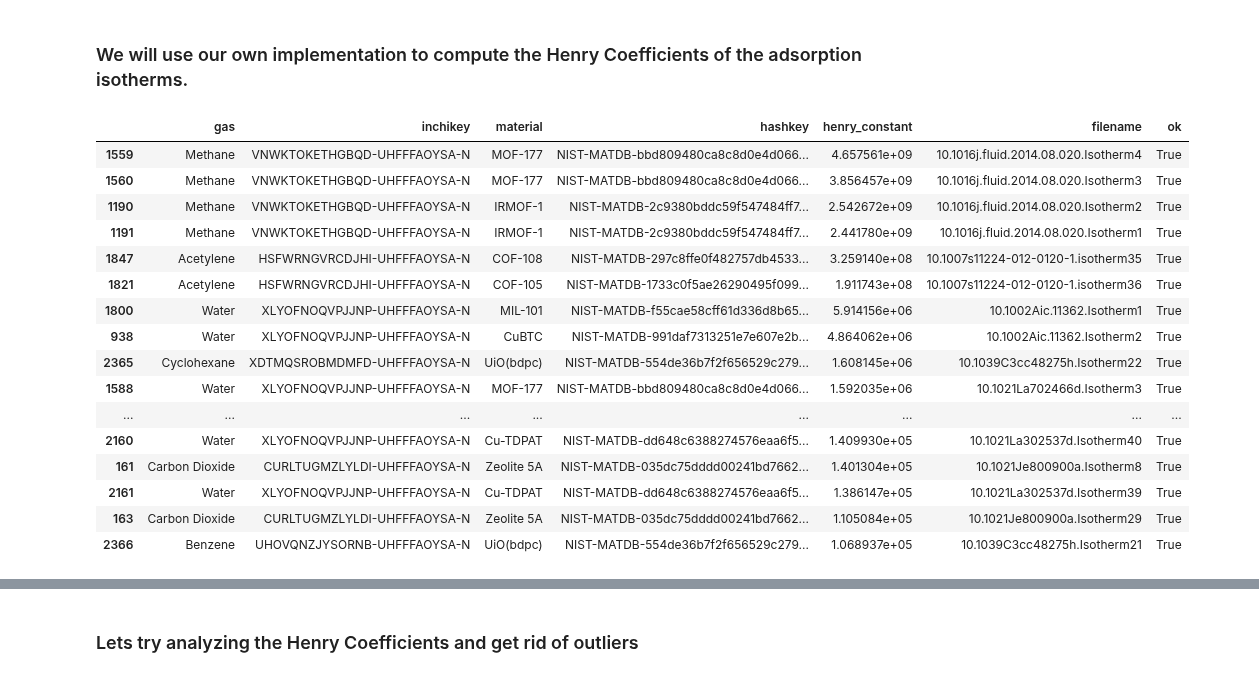
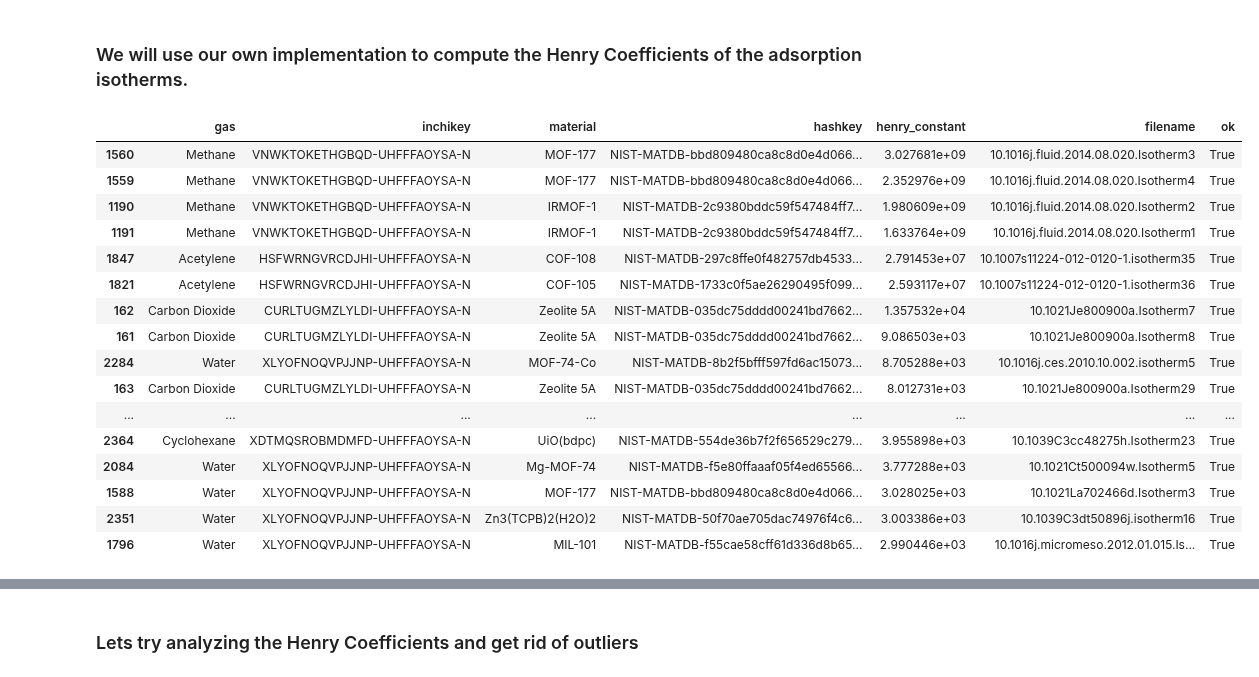
Before and after one commit to SimonEnsemble/material_recommendation_system, a Jupyter notebook: HenryMatrix.ipynb, the cells around one changed output, grey strips where cells are left out. Saved outputs shown, nothing was run; the diff lists cells and outputs as text; code cells hidden in the pictures.

```diff
--- a/HenryMatrix.ipynb
+++ b/HenryMatrix.ipynb
@@ -118,7 +118,11 @@ def read_isotherm_and_convert_units(isotherm_filename):
         aConversion = 1.0 / 1000.0
     elif aUnit == 'mol/g':
         aConversion = 1000.0
-    elif aUnit == 'wt%' or aUnit == 'g/g':
+    elif aUnit == 'wt%':
+        inchikey = isotherm_data['adsorbates'][0]['InChIKey']
+        mw = formula_to_mw(inchikey_to_formula[inchikey])
+        aConversion = 1000.0 / mw * 0.01
+    elif aUnit == 'g/g':
         inchikey = isotherm_data['adsorbates'][0]['InChIKey']
         mw = formula_to_mw(inchikey_to_formula[inchikey])
         aConversion = 1000.0 / mw
@@ -222,7 +274,8 @@ plt.show()
 # %% [markdown]
 ### We will use our own implementation to compute the Henry Coefficients of the adsorption isotherms.
 # %%
-def fit_henry_coefficients():
+def fit_henry_coefficients(model):
+    assert model in ['langmuir', 'henry']
     messed_up_isotherms = []
     henry_coeff_df = pd.DataFrame(columns=['gas', 'inchikey', 'material', 'hashkey', 'henry_constant', 'filename', 'ok'])
     for (i, material) in enumerate(material_gas_df.index):
@@ -234,48 +287,39 @@ def fit_henry_coefficients():
                 continue
 
             for (k, filename) in enumerate(filenames):
-                # PyGAPS procedure:
-                #pressure, adsorption = read_isotherm_and_convert_units(filename)
-                #while pressure[0]/(pressure[-1]-pressure[0]) < 0.005:
-                #    pressure = np.delete(pressure, 0)
-                #    adsorption = np.delete(adsorption, 0)
-                #isotherm = pygaps.PointIsotherm(
-                #    pressure=pressure,
-                #    loading=adsorption,
-                #    material_name=material,
-                #    material_batch='whatever',
-                #    t_iso=298,
-                #    adsorbate=gas)
                 try:
-                    #henry_coeff = pygaps.initial_henry_slope(isotherm, max_adsrms=0.01, logx=False, verbose=False)
-                    henry_coeff = find_optimal_henry(filename, 0.02)[0]
+                    if model == 'henry':
+                        henry_coeff = find_optimal_henry(filename, 0.02)[0]
+                    elif model == 'langmuir':
+                        henry_coeff = find_optimal_henry_langmuir(filename)[0]
                     henry_coeff_df = pd.concat([henry_coeff_df, pd.DataFrame(data={'gas': [key_to_gas[gas.split('_')[0]]], 'inchikey': [gas.split('_')[0]], 'material': [key_to_material[material]], 'hashkey': [material], 'henry_constant': [henry_coeff], 'filename': [filename], 'ok': [True]})], ignore_index=True)
                 except Exception as e:
                     henry_coeff_df = pd.concat([henry_coeff_df, pd.DataFrame(data={'gas': [key_to_gas[gas.split('_')[0]]], 'inchikey': [gas.split('_')[0]], 'material': [key_to_material[material]], 'hashkey': [material], 'henry_constant': [np.nan], 'filename': [filename], 'ok': [False]})], ignore_index=True)
                     messed_up_isotherms.append(filename)
     return henry_coeff_df, messed_up_isotherms
 
-henry_coeff_df, messed_up_isotherms = fit_henry_coefficients()
+henry_coeff_df_langmuir, messed_up_isotherms_langmuir = fit_henry_coefficients('langmuir')
+henry_coeff_df_henry, messed_up_isotherms_henry = fit_henry_coefficients('henry')
 # %%
-henry_coeff_df.sort_values(by='henry_constant', ascending=False).head(20)
+henry_coeff_df_langmuir.sort_values(by='henry_constant', ascending=False).head(20)
 # %% [output]
 |  | gas | inchikey | material | hashkey | henry_constant | filename | ok |
-| 1559 | Methane | VNWKTOKETHGBQD-UHFFFAOYSA-N | MOF-177 | NIST-MATDB-bbd809480ca8c8d0e4d066... | 4.657561e+09 | 10.1016j.fluid.2014.08.020.Isotherm4 | True |
-| 1560 | Methane | VNWKTOKETHGBQD-UHFFFAOYSA-N | MOF-177 | NIST-MATDB-bbd809480ca8c8d0e4d066... | 3.856457e+09 | 10.1016j.fluid.2014.08.020.Isotherm3 | True |
-| 1190 | Methane | VNWKTOKETHGBQD-UHFFFAOYSA-N | IRMOF-1 | NIST-MATDB-2c9380bddc59f547484ff7... | 2.542672e+09 | 10.1016j.fluid.2014.08.020.Isotherm2 | True |
-| 1191 | Methane | VNWKTOKETHGBQD-UHFFFAOYSA-N | IRMOF-1 | NIST-MATDB-2c9380bddc59f547484ff7... | 2.441780e+09 | 10.1016j.fluid.2014.08.020.Isotherm1 | True |
-| 1847 | Acetylene | HSFWRNGVRCDJHI-UHFFFAOYSA-N | COF-108 | NIST-MATDB-297c8ffe0f482757db4533... | 3.259140e+08 | 10.1007s11224-012-0120-1.isotherm35 | True |
-| 1821 | Acetylene | HSFWRNGVRCDJHI-UHFFFAOYSA-N | COF-105 | NIST-MATDB-1733c0f5ae26290495f099... | 1.911743e+08 | 10.1007s11224-012-0120-1.isotherm36 | True |
-| 1800 | Water | XLYOFNOQVPJJNP-UHFFFAOYSA-N | MIL-101 | NIST-MATDB-f55cae58cff61d336d8b65... | 5.914156e+06 | 10.1002Aic.11362.Isotherm1 | True |
-| 938 | Water | XLYOFNOQVPJJNP-UHFFFAOYSA-N | CuBTC | NIST-MATDB-991daf7313251e7e607e2b... | 4.864062e+06 | 10.1002Aic.11362.Isotherm2 | True |
-| 2365 | Cyclohexane | XDTMQSROBMDMFD-UHFFFAOYSA-N | UiO(bdpc) | NIST-MATDB-554de36b7f2f656529c279... | 1.608145e+06 | 10.1039C3cc48275h.Isotherm22 | True |
-| 1588 | Water | XLYOFNOQVPJJNP-UHFFFAOYSA-N | MOF-177 | NIST-MATDB-bbd809480ca8c8d0e4d066... | 1.592035e+06 | 10.1021La702466d.Isotherm3 | True |
+| 1560 | Methane | VNWKTOKETHGBQD-UHFFFAOYSA-N | MOF-177 | NIST-MATDB-bbd809480ca8c8d0e4d066... | 3.027681e+09 | 10.1016j.fluid.2014.08.020.Isotherm3 | True |
+| 1559 | Methane | VNWKTOKETHGBQD-UHFFFAOYSA-N | MOF-177 | NIST-MATDB-bbd809480ca8c8d0e4d066... | 2.352976e+09 | 10.1016j.fluid.2014.08.020.Isotherm4 | True |
+| 1190 | Methane | VNWKTOKETHGBQD-UHFFFAOYSA-N | IRMOF-1 | NIST-MATDB-2c9380bddc59f547484ff7... | 1.980609e+09 | 10.1016j.fluid.2014.08.020.Isotherm2 | True |
+| 1191 | Methane | VNWKTOKETHGBQD-UHFFFAOYSA-N | IRMOF-1 | NIST-MATDB-2c9380bddc59f547484ff7... | 1.633764e+09 | 10.1016j.fluid.2014.08.020.Isotherm1 | True |
+| 1847 | Acetylene | HSFWRNGVRCDJHI-UHFFFAOYSA-N | COF-108 | NIST-MATDB-297c8ffe0f482757db4533... | 2.791453e+07 | 10.1007s11224-012-0120-1.isotherm35 | True |
+| 1821 | Acetylene | HSFWRNGVRCDJHI-UHFFFAOYSA-N | COF-105 | NIST-MATDB-1733c0f5ae26290495f099... | 2.593117e+07 | 10.1007s11224-012-0120-1.isotherm36 | True |
+| 162 | Carbon Dioxide | CURLTUGMZLYLDI-UHFFFAOYSA-N | Zeolite 5A | NIST-MATDB-035dc75dddd00241bd7662... | 1.357532e+04 | 10.1021Je800900a.Isotherm7 | True |
+| 161 | Carbon Dioxide | CURLTUGMZLYLDI-UHFFFAOYSA-N | Zeolite 5A | NIST-MATDB-035dc75dddd00241bd7662... | 9.086503e+03 | 10.1021Je800900a.Isotherm8 | True |
+| 2284 | Water | XLYOFNOQVPJJNP-UHFFFAOYSA-N | MOF-74-Co | NIST-MATDB-8b2f5bfff597fd6ac15073... | 8.705288e+03 | 10.1016j.ces.2010.10.002.isotherm5 | True |
+| 163 | Carbon Dioxide | CURLTUGMZLYLDI-UHFFFAOYSA-N | Zeolite 5A | NIST-MATDB-035dc75dddd00241bd7662... | 8.012731e+03 | 10.1021Je800900a.Isotherm29 | True |
 | ... | ... | ... | ... | ... | ... | ... | ... |
-| 2160 | Water | XLYOFNOQVPJJNP-UHFFFAOYSA-N | Cu-TDPAT | NIST-MATDB-dd648c6388274576eaa6f5... | 1.409930e+05 | 10.1021La302537d.Isotherm40 | True |
-| 161 | Carbon Dioxide | CURLTUGMZLYLDI-UHFFFAOYSA-N | Zeolite 5A | NIST-MATDB-035dc75dddd00241bd7662... | 1.401304e+05 | 10.1021Je800900a.Isotherm8 | True |
-| 2161 | Water | XLYOFNOQVPJJNP-UHFFFAOYSA-N | Cu-TDPAT | NIST-MATDB-dd648c6388274576eaa6f5... | 1.386147e+05 | 10.1021La302537d.Isotherm39 | True |
-| 163 | Carbon Dioxide | CURLTUGMZLYLDI-UHFFFAOYSA-N | Zeolite 5A | NIST-MATDB-035dc75dddd00241bd7662... | 1.105084e+05 | 10.1021Je800900a.Isotherm29 | True |
-| 2366 | Benzene | UHOVQNZJYSORNB-UHFFFAOYSA-N | UiO(bdpc) | NIST-MATDB-554de36b7f2f656529c279... | 1.068937e+05 | 10.1039C3cc48275h.Isotherm21 | True |
+| 2364 | Cyclohexane | XDTMQSROBMDMFD-UHFFFAOYSA-N | UiO(bdpc) | NIST-MATDB-554de36b7f2f656529c279... | 3.955898e+03 | 10.1039C3cc48275h.Isotherm23 | True |
+| 2084 | Water | XLYOFNOQVPJJNP-UHFFFAOYSA-N | Mg-MOF-74 | NIST-MATDB-f5e80ffaaaf05f4ed65566... | 3.777288e+03 | 10.1021Ct500094w.Isotherm5 | True |
+| 1588 | Water | XLYOFNOQVPJJNP-UHFFFAOYSA-N | MOF-177 | NIST-MATDB-bbd809480ca8c8d0e4d066... | 3.028025e+03 | 10.1021La702466d.Isotherm3 | True |
+| 2351 | Water | XLYOFNOQVPJJNP-UHFFFAOYSA-N | Zn3(TCPB)2(H2O)2 | NIST-MATDB-50f70ae705dac74976f4c6... | 3.003386e+03 | 10.1039C3dt50896j.isotherm16 | True |
+| 1796 | Water | XLYOFNOQVPJJNP-UHFFFAOYSA-N | MIL-101 | NIST-MATDB-f55cae58cff61d336d8b65... | 2.990446e+03 | 10.1016j.micromeso.2012.01.015.Is... | True |
 # %%
 n = 5
 for i in range(n):
```
Also changed, not shown: parts of 29 cells of this notebook.
